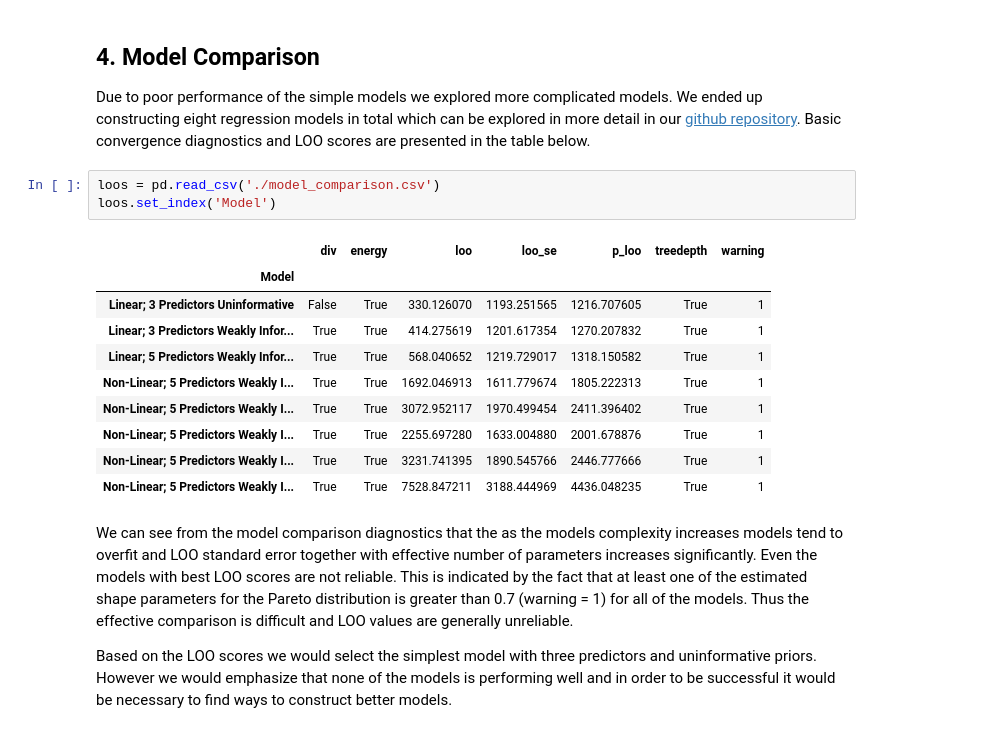
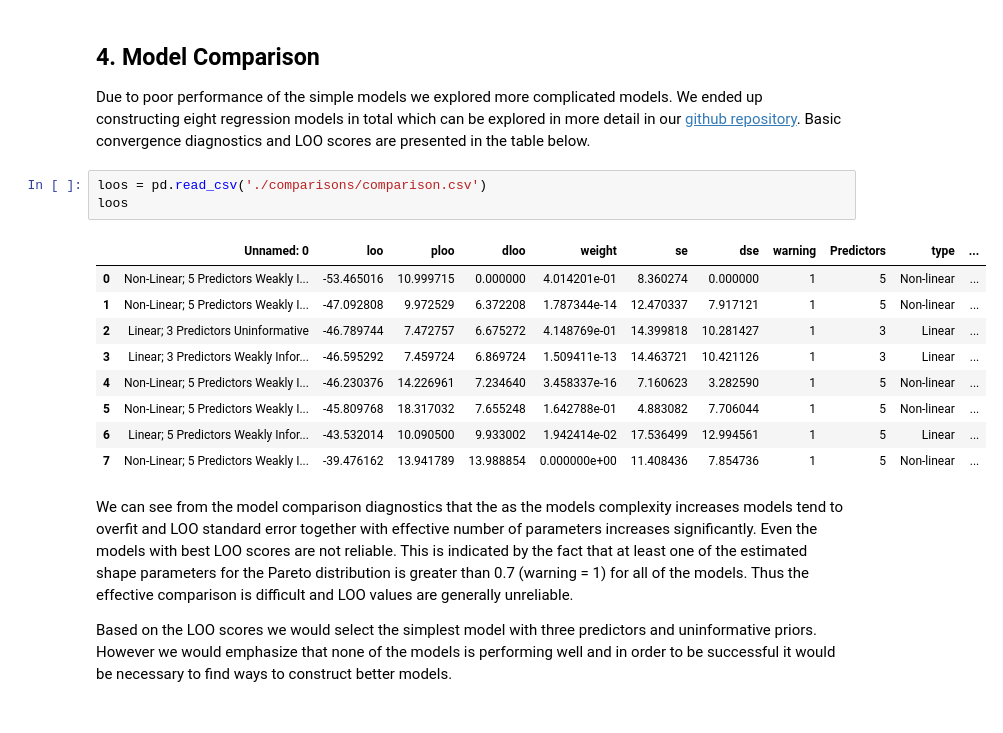
Before and after one commit to RongSH/Spotify_project_BDA, a Jupyter notebook: Spotify_project_notebook.ipynb, the cells around one changed output. Cells and saved outputs as stored; diff of their text form.

```diff
--- a/Spotify_project_notebook.ipynb
+++ b/Spotify_project_notebook.ipynb
@@ -557,19 +557,18 @@ It's becoming obvious from the model diagnostics that our model is not robust en
 ## __4. Model Comparison__
 Due to poor performance of the simple models we explored more complicated models. We ended up constructing eight regression models in total which can be explored in more detail in our [github repository](https://github.com/RongSH/Spotify_project_BDA). Basic convergence diagnostics and LOO scores are presented in the table below.
 # %%
-loos = pd.read_csv('./model_comparison.csv')
-loos.set_index('Model')
+loos = pd.read_csv('./comparisons/comparison.csv')
+loos
 # %% [output]
-|  | div | energy | loo | loo_se | p_loo | treedepth | warning |
-| Model |  |  |  |  |  |  |  |
-| Linear; 3 Predictors Uninformative | False | True | 330.126070 | 1193.251565 | 1216.707605 | True | 1 |
-| Linear; 3 Predictors Weakly Infor... | True | True | 414.275619 | 1201.617354 | 1270.207832 | True | 1 |
-| Linear; 5 Predictors Weakly Infor... | True | True | 568.040652 | 1219.729017 | 1318.150582 | True | 1 |
-| Non-Linear; 5 Predictors Weakly I... | True | True | 1692.046913 | 1611.779674 | 1805.222313 | True | 1 |
-| Non-Linear; 5 Predictors Weakly I... | True | True | 3072.952117 | 1970.499454 | 2411.396402 | True | 1 |
-| Non-Linear; 5 Predictors Weakly I... | True | True | 2255.697280 | 1633.004880 | 2001.678876 | True | 1 |
-| Non-Linear; 5 Predictors Weakly I... | True | True | 3231.741395 | 1890.545766 | 2446.777666 | True | 1 |
-| Non-Linear; 5 Predictors Weakly I... | True | True | 7528.847211 | 3188.444969 | 4436.048235 | True | 1 |
+|  | Unnamed: 0 | loo | ploo | dloo | weight | se | dse | warning | Predictors | type | ... |
+| 0 | Non-Linear; 5 Predictors Weakly I... | -53.465016 | 10.999715 | 0.000000 | 4.014201e-01 | 8.360274 | 0.000000 | 1 | 5 | Non-linear | ... |
+| 1 | Non-Linear; 5 Predictors Weakly I... | -47.092808 | 9.972529 | 6.372208 | 1.787344e-14 | 12.470337 | 7.917121 | 1 | 5 | Non-linear | ... |
+| 2 | Linear; 3 Predictors Uninformative | -46.789744 | 7.472757 | 6.675272 | 4.148769e-01 | 14.399818 | 10.281427 | 1 | 3 | Linear | ... |
+| 3 | Linear; 3 Predictors Weakly Infor... | -46.595292 | 7.459724 | 6.869724 | 1.509411e-13 | 14.463721 | 10.421126 | 1 | 3 | Linear | ... |
+| 4 | Non-Linear; 5 Predictors Weakly I... | -46.230376 | 14.226961 | 7.234640 | 3.458337e-16 | 7.160623 | 3.282590 | 1 | 5 | Non-linear | ... |
+| 5 | Non-Linear; 5 Predictors Weakly I... | -45.809768 | 18.317032 | 7.655248 | 1.642788e-01 | 4.883082 | 7.706044 | 1 | 5 | Non-linear | ... |
+| 6 | Linear; 5 Predictors Weakly Infor... | -43.532014 | 10.090500 | 9.933002 | 1.942414e-02 | 17.536499 | 12.994561 | 1 | 5 | Linear | ... |
+| 7 | Non-Linear; 5 Predictors Weakly I... | -39.476162 | 13.941789 | 13.988854 | 0.000000e+00 | 11.408436 | 7.854736 | 1 | 5 | Non-linear | ... |
 # %% [markdown]
 We can see from the model comparison diagnostics that the as the models complexity increases models tend to overfit and LOO standard error together with effective number of parameters increases significantly. Even the models with best LOO scores are not reliable. This is indicated by the fact that at least one of the estimated shape parameters for the Pareto distribution is greater than 0.7 (warning = 1) for all of the models. Thus the effective comparison is difficult and LOO values are generally unreliable.
 
```
